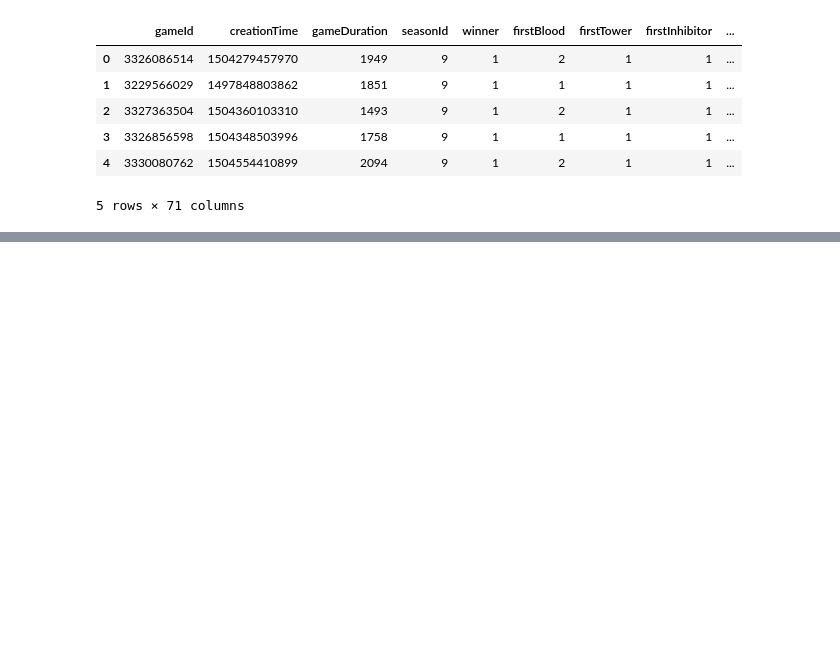
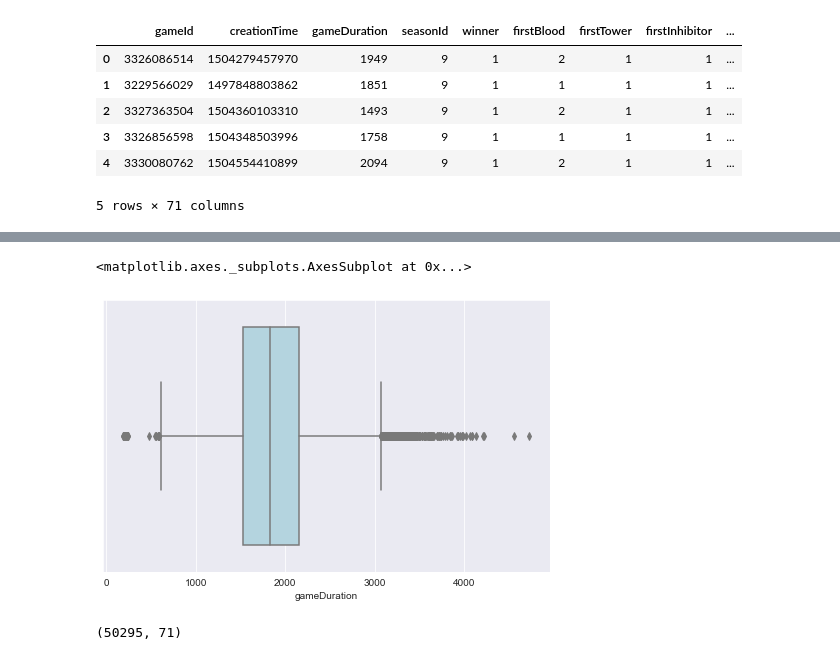
Before and after one commit to rafajovelho/League-Of-Legends-Data-Analysys, a Jupyter notebook: LoL.ipynb, the cells around one changed output, grey strips where cells are left out. Drawn from its saved outputs; the diff is of its cells as text; code cells hidden in the pictures; blank space fills up the shorter version.

```diff
--- a/LoL.ipynb
+++ b/LoL.ipynb
@@ -275,0 +300,6 @@ df.head()
+# %%
+plt.figure(figsize = (8,5))
+sns.boxplot(x = df.gameDuration, orient = 'h', color = 'lightblue')
+# %% [output]
+<matplotlib.axes._subplots.AxesSubplot at 0x...>
+[figure, added]
@@ -275,0 +308,4 @@ df.head()
+# %%
+df.shape
+# %% [output]
+(50295, 71)
```
Also changed, not shown: parts of 18 cells of this notebook, 5 other files.
